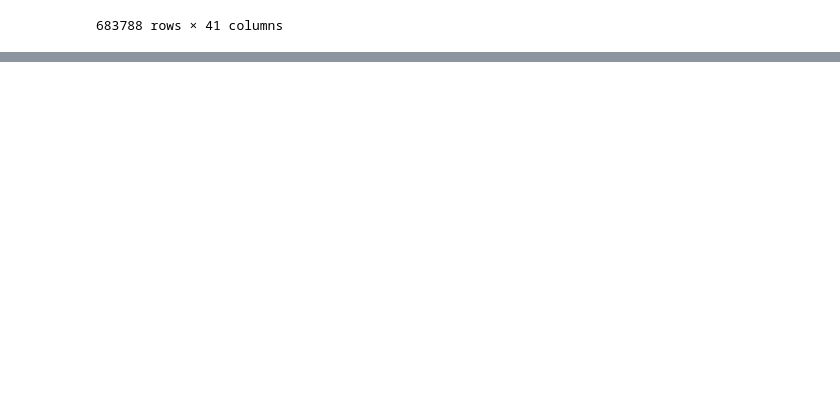
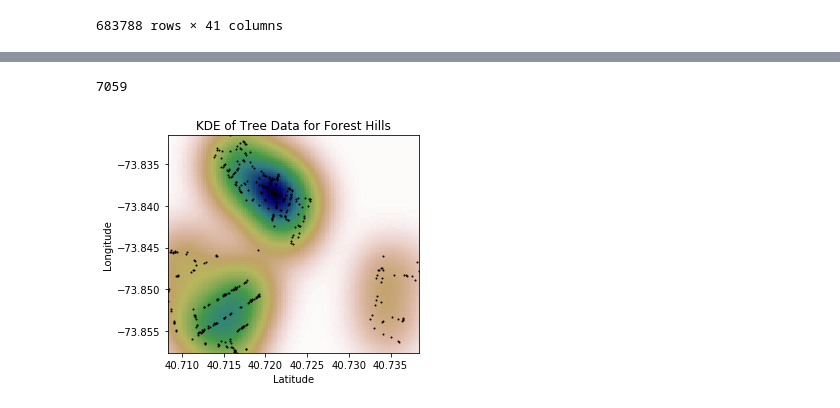
Before and after one commit to jandarli/BreathingAirNYC, a Jupyter notebook: Exploring Data.ipynb, the cells around one changed output, grey strips where cells are left out. Saved outputs shown, nothing was run; the diff lists cells and outputs as text; code cells hidden in the pictures; blank space fills up the shorter version.

```diff
--- a/Exploring Data.ipynb
+++ b/Exploring Data.ipynb
@@ -133,4 +133,4 @@ df3
 | 683787 | 200607 | 306527 | 09/03/2015 | 23 | 0 | OnCurb | Alive | Fair | Acer rubrum | ... |
 683788 rows × 41 columns
 # %%
-df3.loc[df3['zipcode'] == 11375]
+df3 = df3.loc[df3['zipcode'] == 11375]
@@ -156,6 +137,9 @@ df3.loc[df3['zipcode'] == 11375]
 # %%
 zip_latitudes = df3.latitude.tolist()
 zip_longitudes = df3.longitude.tolist()
+len(zip_longitudes)
+# %% [output]
+7059
 # %%
 xmin, xmax = min(zip_latitudes[0:400]), max(zip_latitudes[0:400])
 ymin, ymax = min(zip_longitudes[0:400]), max(zip_longitudes[0:400])
@@ -165,3 +149,16 @@ positions = np.vstack([X.ravel(), Y.ravel()])
 values = np.vstack([zip_latitudes[0:400], zip_longitudes[0:400]])
 kernel = stats.gaussian_kde(values)
 Z = np.reshape(kernel(positions).T, X.shape)
+# %%
+fig = plt.figure()
+ax = fig.add_subplot(111)
+ax.imshow(np.rot90(Z), cmap=plt.cm.gist_earth_r,extent=[xmin, xmax, ymin, ymax])
+ax.plot(zip_latitudes[0:400], zip_longitudes[0:400], 'k.', markersize=2)
+ax.set_xlabel("Latitude")
+ax.set_ylabel("Longitude")
+ax.set_xlim([xmin, xmax])
+ax.set_ylim([ymin, ymax])
+ax.set_title("KDE of Tree Data for Forest Hills")
+plt.show()
+# %% [output]
+[figure, added]
```
Also changed, not shown: parts of 1 cell of this notebook.
